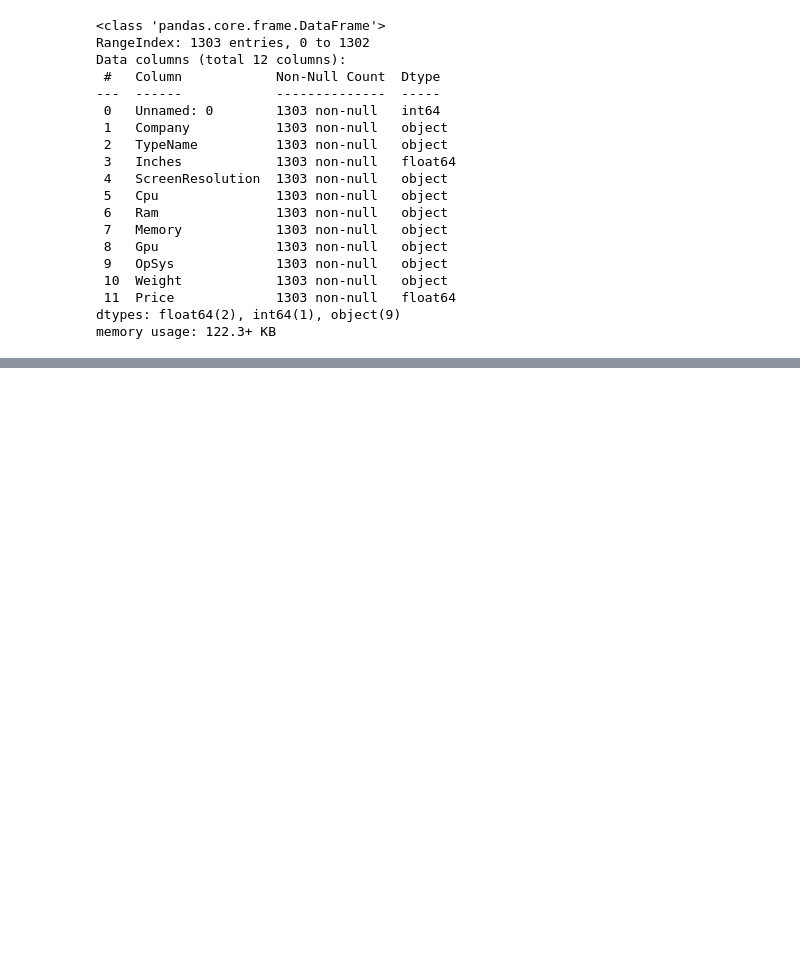
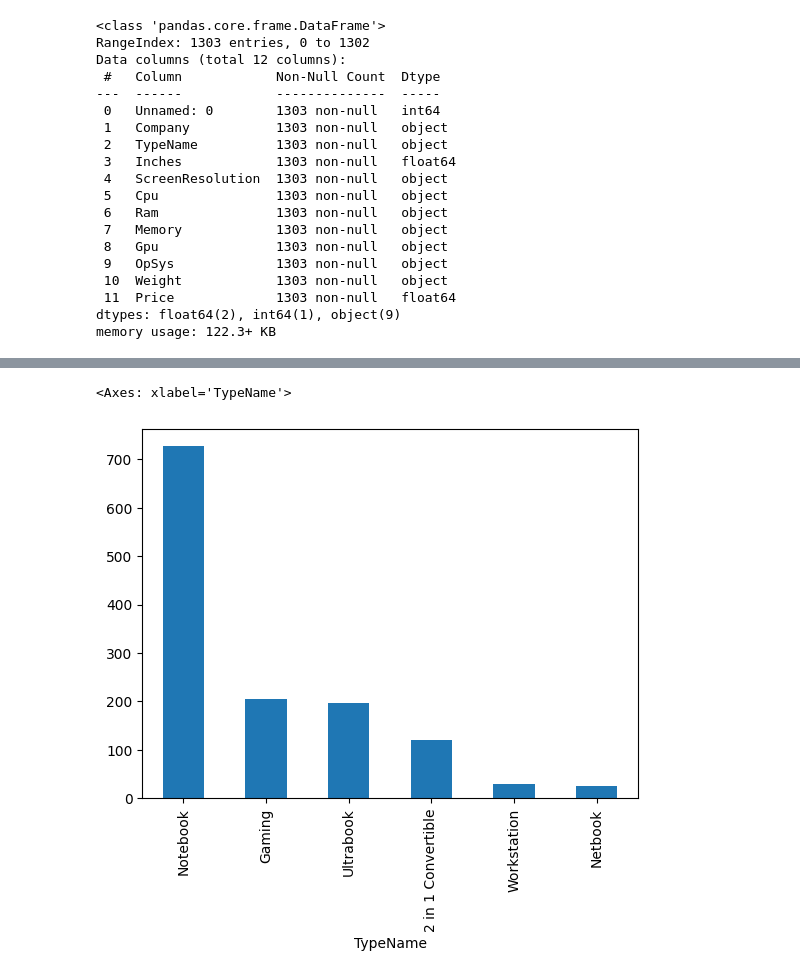
Before and after one commit to ChitwanRana/Predictive-Price-Estimator, a Jupyter notebook: Laptop_Price_Prediction.ipynb, the cells around one changed output, grey strips where cells are left out. Cells and saved outputs as stored; diff of their text form; code cells hidden in the pictures; blank space fills up the shorter version.

```diff
--- a/Laptop_Price_Prediction.ipynb
+++ b/Laptop_Price_Prediction.ipynb
@@ -67,0 +99,5 @@ laptop.head()
+# %%
+laptop['TypeName'].value_counts().plot(kind='bar')
+# %% [output]
+<Axes: xlabel='TypeName'>
+[figure, added]
```
Also changed, not shown: parts of 12 cells of this notebook.
